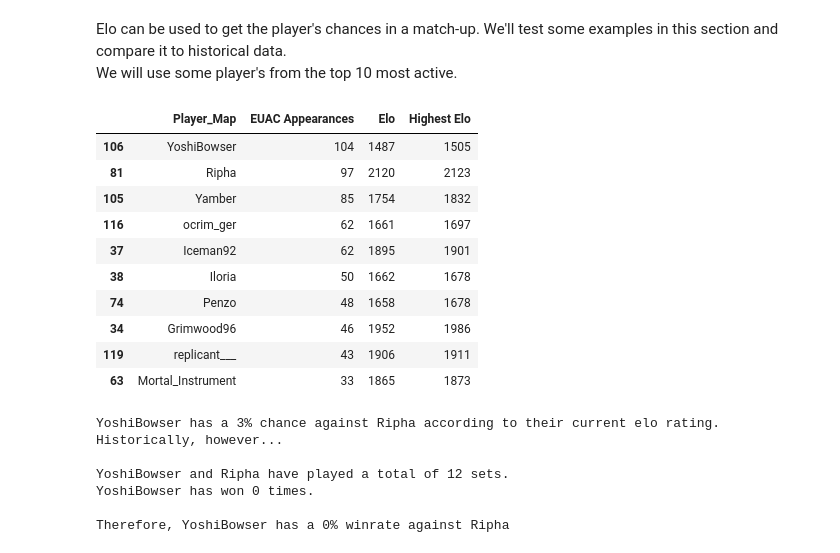
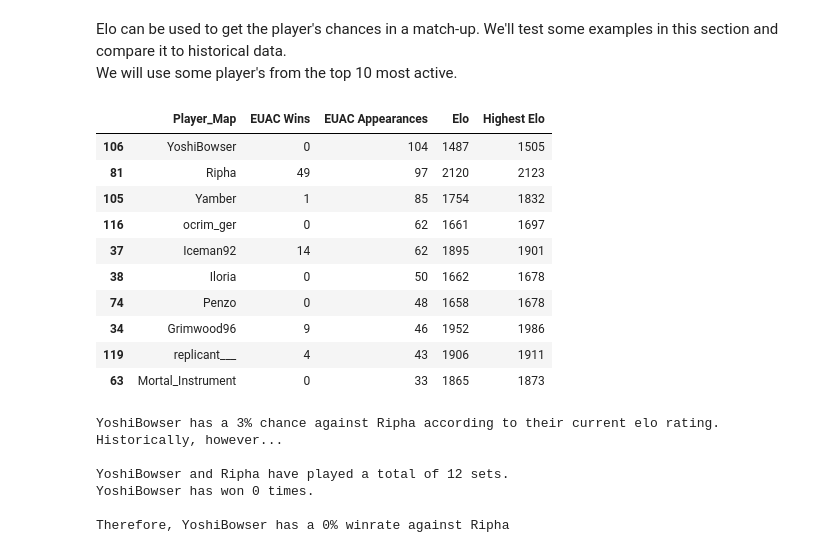
Before and after one commit to DarrenCCT/Tournament-Analysis, a Jupyter notebook: EUAC - Analysis.ipynb, the cells around one changed output. Cells and saved outputs as stored; diff of their text form; code cells hidden in the pictures.

```diff
--- a/EUAC - Analysis.ipynb
+++ b/EUAC - Analysis.ipynb
@@ -880,8 +881,8 @@ for i in winners["Player"]:
     if i != p_map:
         winners = winners.replace(i, p_map)
 # %%
-name_counts = winners["Player"].value_counts()
-name_counts
+euacWins = winners["Player"].value_counts()
+euacWins
 # %% [output]
 Ripha           49
 Iceman92        14
@@ -908,0 +910,12 @@ plt.show()
+# %%
+# Merging EUAC winners onto the statsdf to track number of wins.
+
+euacWins = euacWins.reset_index()
+euacWins.columns = ["Player_Map", "EUAC Wins"]
+
+# Outer Merge
+statsdf = pd.merge(statsdf, euacWins, on="Player_Map", how="outer")
+
+# Fill nans, convert float to int.
+statsdf["EUAC Wins"] = statsdf["EUAC Wins"].fillna(0)
+statsdf["EUAC Wins"] = statsdf["EUAC Wins"].astype(int)
@@ -1146,20 +1168,20 @@ We can now be confident that we can rely on the elo system to gauge a player's s
 Elo can be used to get the player's chances in a match-up. We'll test some examples in this section and compare it to historical data.
 We will use some player's from the top 10 most active.
 # %%
-eloExamples = statsdf[["Player_Map", "EUAC Appearances", "Elo", "Highest Elo"]].copy()
+eloExamples = statsdf[["Player_Map", "EUAC Wins", "EUAC Appearances", "Elo", "Highest Elo"]].copy()
 eloExamples.sort_values(by="EUAC Appearances", ascending=False).head(10)
 # %% [output]
-|  | Player_Map | EUAC Appearances | Elo | Highest Elo |
-| 106 | YoshiBowser | 104 | 1487 | 1505 |
-| 81 | Ripha | 97 | 2120 | 2123 |
-| 105 | Yamber | 85 | 1754 | 1832 |
-| 116 | ocrim_ger | 62 | 1661 | 1697 |
-| 37 | Iceman92 | 62 | 1895 | 1901 |
-| 38 | Iloria | 50 | 1662 | 1678 |
-| 74 | Penzo | 48 | 1658 | 1678 |
-| 34 | Grimwood96 | 46 | 1952 | 1986 |
-| 119 | replicant___ | 43 | 1906 | 1911 |
-| 63 | Mortal_Instrument | 33 | 1865 | 1873 |
+|  | Player_Map | EUAC Wins | EUAC Appearances | Elo | Highest Elo |
+| 106 | YoshiBowser | 0 | 104 | 1487 | 1505 |
+| 81 | Ripha | 49 | 97 | 2120 | 2123 |
+| 105 | Yamber | 1 | 85 | 1754 | 1832 |
+| 116 | ocrim_ger | 0 | 62 | 1661 | 1697 |
+| 37 | Iceman92 | 14 | 62 | 1895 | 1901 |
+| 38 | Iloria | 0 | 50 | 1662 | 1678 |
+| 74 | Penzo | 0 | 48 | 1658 | 1678 |
+| 34 | Grimwood96 | 9 | 46 | 1952 | 1986 |
+| 119 | replicant___ | 4 | 43 | 1906 | 1911 |
+| 63 | Mortal_Instrument | 0 | 33 | 1865 | 1873 |
 # %%
 # Quick function for printing winrates between players.
 # Not comprehensive. Doesn't do checks.
```
Also changed, not shown: parts of 13 cells of this notebook.
